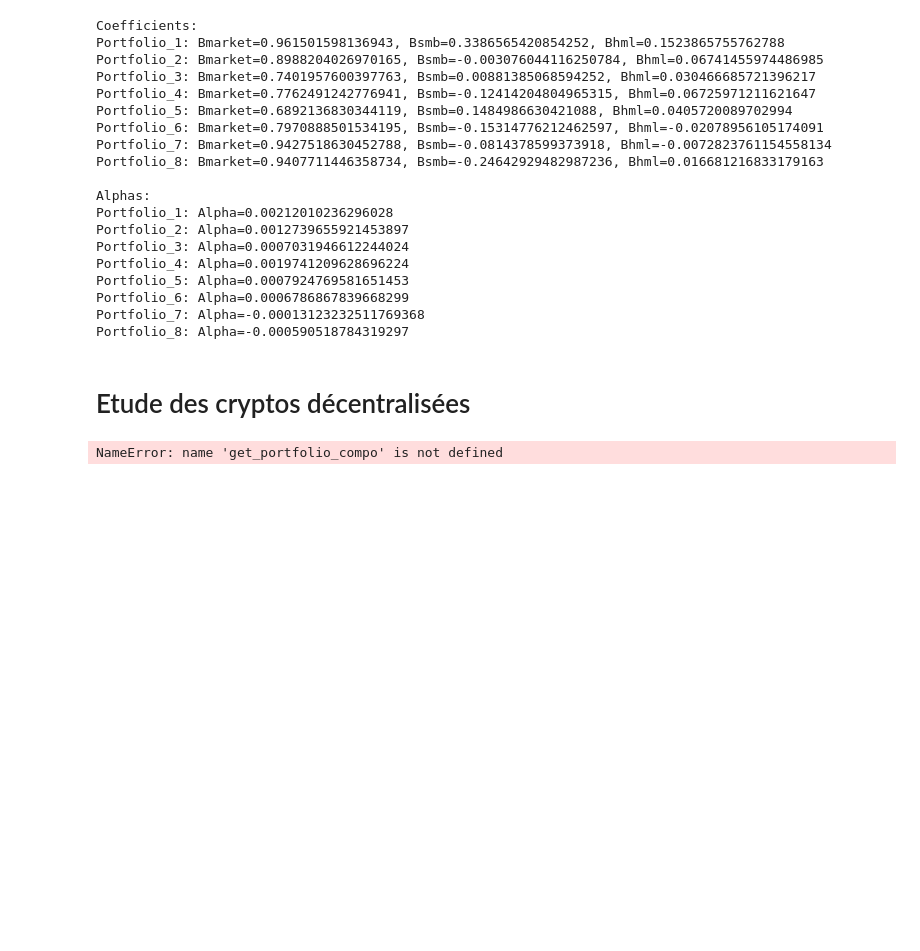
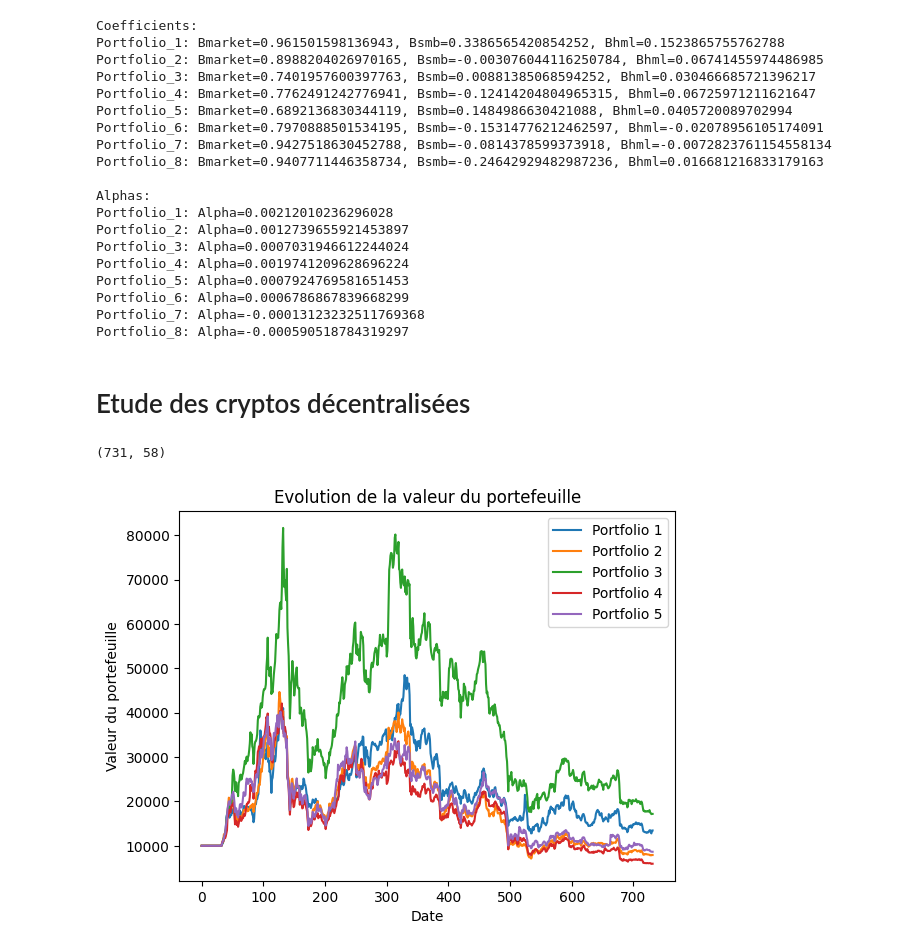
Before and after one commit to meretaensimag/new_momentum, a Jupyter notebook: final_notebook.ipynb, the cells around one changed output. Cells and saved outputs as stored; diff of their text form; code cells hidden in the pictures; blank space fills up the shorter version.

```diff
--- a/final_notebook.ipynb
+++ b/final_notebook.ipynb
@@ -1123,9 +1120,25 @@ Portfolio_8: Alpha=-0.000590518784319297
 # %% [markdown]
 # Etude des cryptos décentralisées
 # %%
-portfolio_1_3_decentralized = get_portfolio_compo(decentralized_df, rebalancing_dates, portfolio_index=3, horizon=15)
-premier_portefeuille_decentralise = compute_portfolio_values(decentralized_df, portfolio_1_8_decentralized, rebalancing_dates, portfolio_index=1, horizon=15, initial_value=initial_portfolio_value)
-deuxieme_portefeuille_decentralise = compute_portfolio_values(decentralized_df, portfolio_1_8_decentralized, rebalancing_dates, portfolio_index=2, horizon=15, initial_value=initial_portfolio_value)
-troisieme_portefeuille_decentralise = compute_portfolio_values(decentralized_df, portfolio_1_8_decentralized, rebalancing_dates, portfolio_index=3, horizon=15, initial_value=initial_portfolio_value)
+portfolio_1_5_decentralized = get_portfolio_compo(decentralized_df, rebalancing_dates, portfolio_index=5, horizon=15)
+premier_portefeuille_decentralise = compute_portfolio_values(decentralized_df, portfolio_1_5_decentralized, rebalancing_dates, portfolio_index=1, horizon=15, initial_value=initial_portfolio_value)
+deuxieme_portefeuille_decentralise = compute_portfolio_values(decentralized_df, portfolio_1_5_decentralized, rebalancing_dates, portfolio_index=2, horizon=15, initial_value=initial_portfolio_value)
+troisieme_portefeuille_decentralise = compute_portfolio_values(decentralized_df, portfolio_1_5_decentralized, rebalancing_dates, portfolio_index=3, horizon=15, initial_value=initial_portfolio_value)
+quatrieme_portefeuille_decentralise = compute_portfolio_values(decentralized_df, portfolio_1_5_decentralized, rebalancing_dates, portfolio_index=4, horizon=15, initial_value=initial_portfolio_value)
+cinquieme_portefeuille_decentralise = compute_portfolio_values(decentralized_df, portfolio_1_5_decentralized, rebalancing_dates, portfolio_index=5, horizon=15, initial_value=initial_portfolio_value)
 # %% [output]
-NameError: name 'get_portfolio_compo' is not defined
+(731, 58)
+# %%
+#on plot les 5 portefeuille
+plt.plot(premier_portefeuille_decentralise, label="Portfolio 1")
+plt.plot(deuxieme_portefeuille_decentralise, label="Portfolio 2")
+plt.plot(troisieme_portefeuille_decentralise, label="Portfolio 3")
+plt.plot(quatrieme_portefeuille_decentralise, label="Portfolio 4")
+plt.plot(cinquieme_portefeuille_decentralise, label="Portfolio 5")
+plt.title('Evolution de la valeur du portefeuille')
+plt.xlabel('Date')
+plt.ylabel('Valeur du portefeuille')
+plt.legend()
+plt.show()
+# %% [output]
+[figure, added]
```
Also changed, not shown: parts of 20 cells of this notebook.
